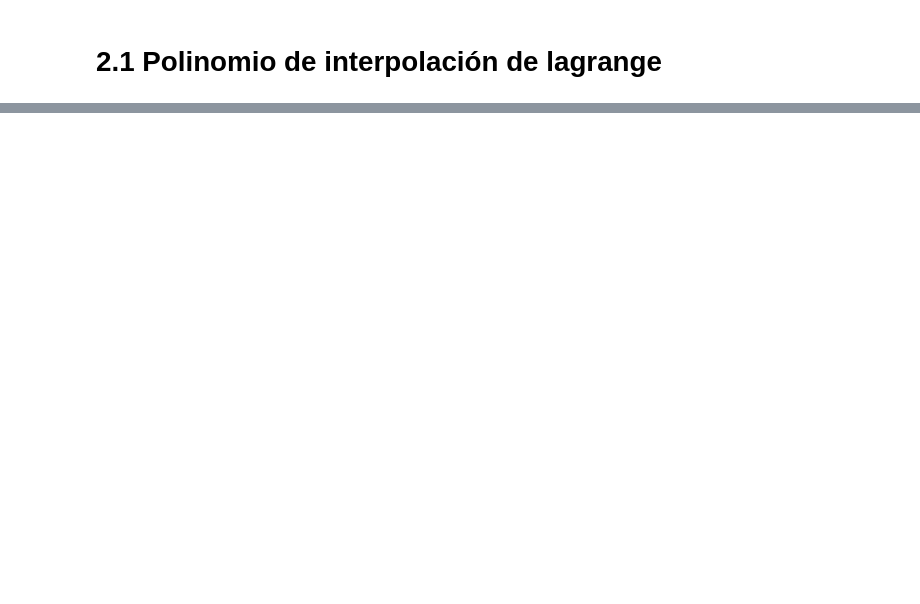
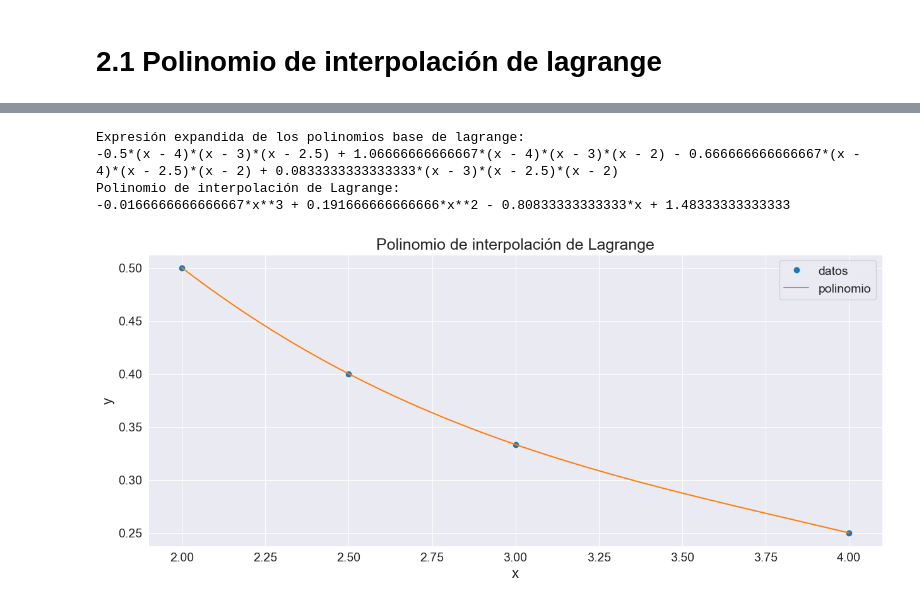
Before and after one commit to caramirezs/MetNum_librodigital, a Jupyter notebook: 2_Ajuste_funciones/2.1_Polinomio_de_interpolacion_de_Lagrange.ipynb, the cells around one changed output, grey strips where cells are left out. Cells and saved outputs as stored; diff of their text form; code cells hidden in the pictures; blank space fills up the shorter version.

```diff
--- a/2_Ajuste_funciones/2.1_Polinomio_de_interpolacion_de_Lagrange.ipynb
+++ b/2_Ajuste_funciones/2.1_Polinomio_de_interpolacion_de_Lagrange.ipynb
@@ -336,0 +234,10 @@ Polinomio de Lagrange:
+# %%
+x = [2, 2.5, 3, 4]
+y = [1/2, 1/2.5, 1/3, 1/4]
+Pf = LagrangePol(x, y)
+# %% [output]
+Expresión expandida de los polinomios base de lagrange:
+-0.5*(x - 4)*(x - 3)*(x - 2.5) + 1.06666666666667*(x - 4)*(x - 3)*(x - 2) - 0.666666666666667*(x - 4)*(x - 2.5)*(x - 2) + 0.0833333333333333*(x - 3)*(x - 2.5)*(x - 2)
+Polinomio de interpolación de Lagrange:
+-0.0166666666666667*x**3 + 0.191666666666666*x**2 - 0.80833333333333*x + 1.48333333333333
+[figure, added]
```
Also changed, not shown: parts of 26 cells of this notebook, 1 other file.
